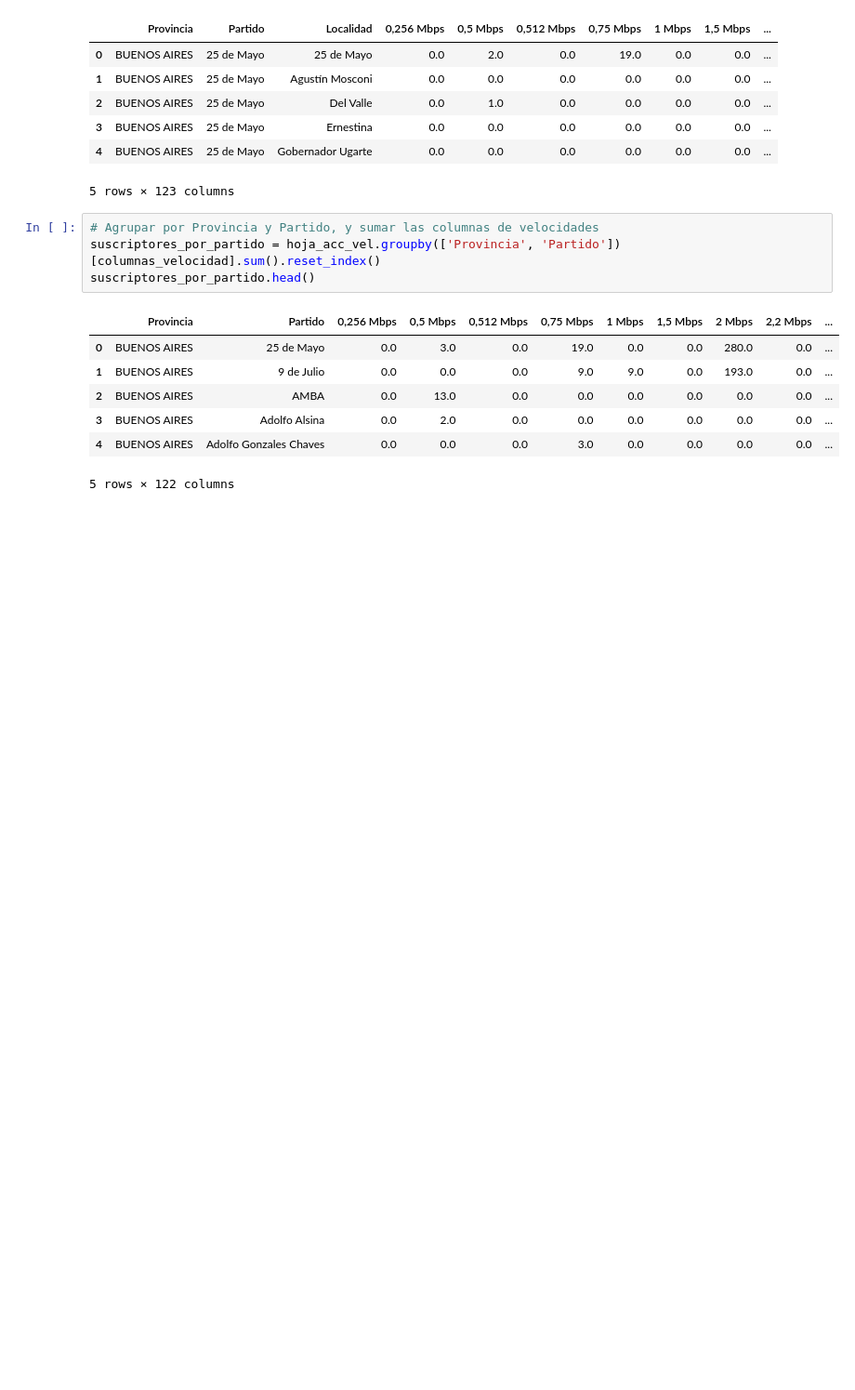
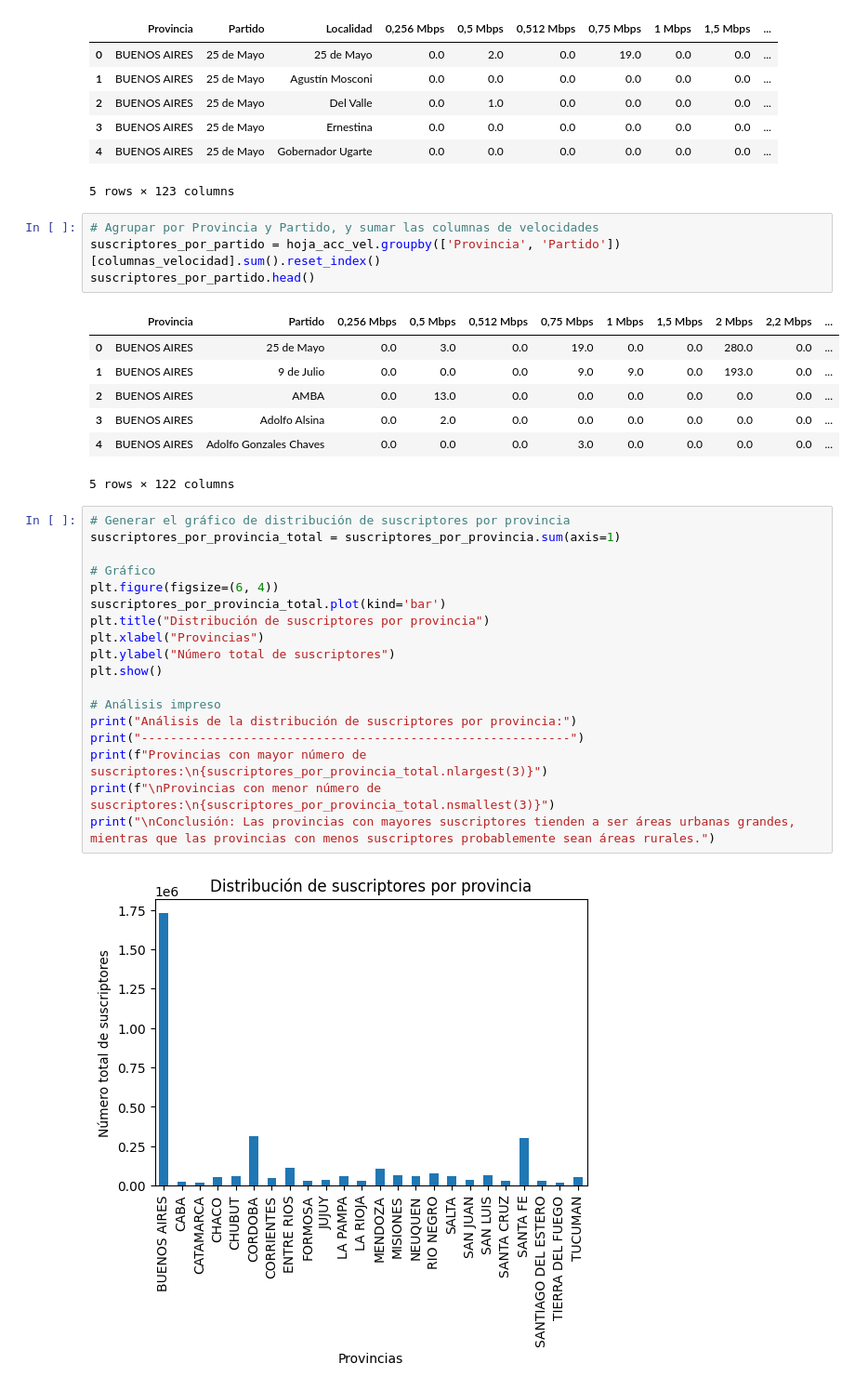
Before and after one commit to Melbutus/Data_Analyst_Telecomunicaciones, a Jupyter notebook: EDA.ipynb, the cells around one changed output. Shown: that part at 93% size. Drawn from its saved outputs; the diff is of its cells as text; blank space fills up the shorter version.

```diff
--- a/EDA.ipynb
+++ b/EDA.ipynb
@@ -167,3 +174,23 @@ suscriptores_por_partido.head()
 | 3 | BUENOS AIRES | Adolfo Alsina | 0.0 | 2.0 | 0.0 | 0.0 | 0.0 | 0.0 | 0.0 | 0.0 | ... |
 | 4 | BUENOS AIRES | Adolfo Gonzales Chaves | 0.0 | 0.0 | 0.0 | 3.0 | 0.0 | 0.0 | 0.0 | 0.0 | ... |
 5 rows × 122 columns
+# %%
+# Generar el gráfico de distribución de suscriptores por provincia
+suscriptores_por_provincia_total = suscriptores_por_provincia.sum(axis=1)
+
+# Gráfico
+plt.figure(figsize=(6, 4))
+suscriptores_por_provincia_total.plot(kind='bar')
+plt.title("Distribución de suscriptores por provincia")
+plt.xlabel("Provincias")
+plt.ylabel("Número total de suscriptores")
+plt.show()
+
+# Análisis impreso
+print("Análisis de la distribución de suscriptores por provincia:")
+print("-----------------------------------------------------------")
+print(f"Provincias con mayor número de suscriptores:\n{suscriptores_por_provincia_total.nlargest(3)}")
+print(f"\nProvincias con menor número de suscriptores:\n{suscriptores_por_provincia_total.nsmallest(3)}")
+print("\nConclusión: Las provincias con mayores suscriptores tienden a ser áreas urbanas grandes, mientras que las provincias con menos suscriptores probablemente sean áreas rurales.")
+# %% [output]
+[figure, added]
```
Also changed, not shown: parts of 23 cells of this notebook.
